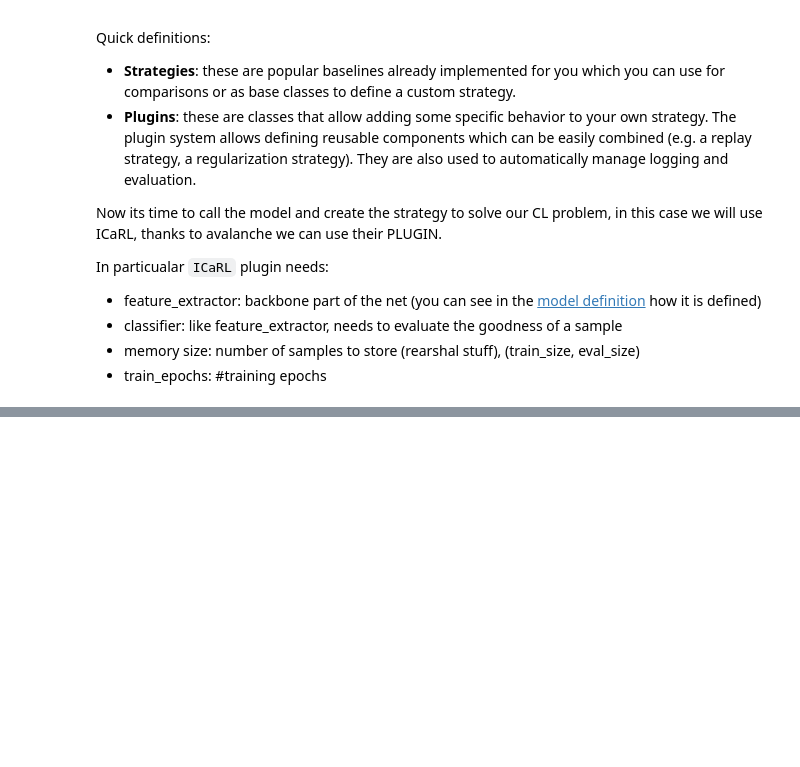
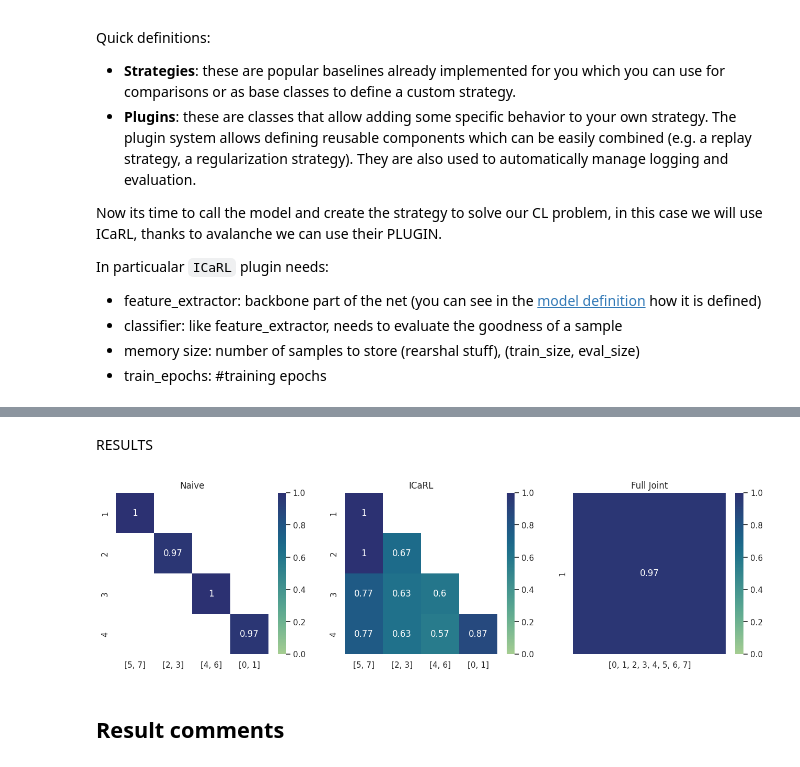
Before and after one commit to CristianMorasso/InceptionTimeXICaRL, a Jupyter notebook: InceptionTimeXiCarl.ipynb, the cells around one changed output, grey strips where cells are left out. Drawn from its saved outputs; the diff is of its cells as text; code cells hidden in the pictures; blank space fills up the shorter version.

```diff
--- a/InceptionTimeXiCarl.ipynb
+++ b/InceptionTimeXiCarl.ipynb
@@ -417,7 +383,7 @@ Benchmark moreover introduces the concept of `stream`.
 Set `numExp` to 1, like a single big classification problem (no more continual learning but its good to see the upperbound)
 # %%
 from avalanche.benchmarks.generators import nc_benchmark, ni_benchmark
-numExp = 1
+numExp = 4
 scenario = nc_benchmark(
     sup_data_train_avds, sup_data_test_avds, n_experiences=numExp, shuffle=True, seed=1234, task_labels=True
 )
@@ -430,7 +396,8 @@ for experience in train_stream:
     exp_id = experience.current_experience
     training_dataset = experience.dataset
     print('Task {} batch {} -> train'.format(t, exp_id))
-    print('This batch contains', len(training_dataset), 'patterns')
+    print('This batch contains', len(training_dataset), ' samples'\n
+          'divided in: ', experience.classes_in_this_experience, " classes.")
 # %% [output]
 Task 0 batch 0 -> train
 This batch contains 120 patterns
@@ -550,0 +657,42 @@ sns.heatmap(Acc_over_Tasks, vmin=0, vmax=1,mask = nan_mask, annot=True,fmt='g',
+# %% [markdown]
+RESULTS
+# %%
+def plot_results(ax, results, exp_classes, strat_type = None, numExp = 4, title = 'HeatMap'):
+  if ax == None:
+    ax = plt.subplot(111)
+  if not strat_type is None: strat_type =  strat_type.lower()
+  if strat_type == "fulljoint":
+      numExp = 1
+
+  temp_task_acc = np.zeros(numExp)
+  temp_task_acc[:] = np.nan
+  Acc_over_Tasks = []
+  path = "Top1_Acc_Exp/eval_phase/test_stream"
+  for i, result in enumerate(results):
+    if strat_type == 'naive': path = f'Top1_Acc_Exp/eval_phase/test_stream/Task00{i}/Exp00{i}'
+    for j, val in  enumerate([value for  key, value in result.items() if path in key]):
+      temp_task_acc[i if strat_type == 'naive' else j] = np.nan if val == 0 else round(val, 2)
+
+    Acc_over_Tasks.append(temp_task_acc)
+    temp_task_acc = np.zeros(numExp)
+    temp_task_acc[:] = np.nan
+
+  if strat_type == "fulljoint":
+    Acc_over_Tasks = [[np.mean(Acc_over_Tasks)]]
+
+
+
+  #Acc_over_Tasks
+  nan_mask = np.isnan(Acc_over_Tasks)
+  sns.heatmap(Acc_over_Tasks, vmin=0, vmax=1,mask = nan_mask, annot=True,fmt='g',
+              yticklabels=range(1, numExp+1), xticklabels=exp_classes, cmap="crest", ax=ax)
+  ax.set_title(title)
+# %%
+fig, axs = plt.subplots(1, len(results_Tot), figsize=(16,4)) #fix grid
+for i, ax in enumerate(axs):
+  plot_results(ax, results_Tot[i], exp_classes_Tot[i], strat_type = strat_type[i], numExp = numExp, title = names[i] )
+plt.show()
+# %% [output]
+[figure, added]
+# %% [markdown]
+## Result comments
```
Also changed, not shown: parts of 23 cells of this notebook.
